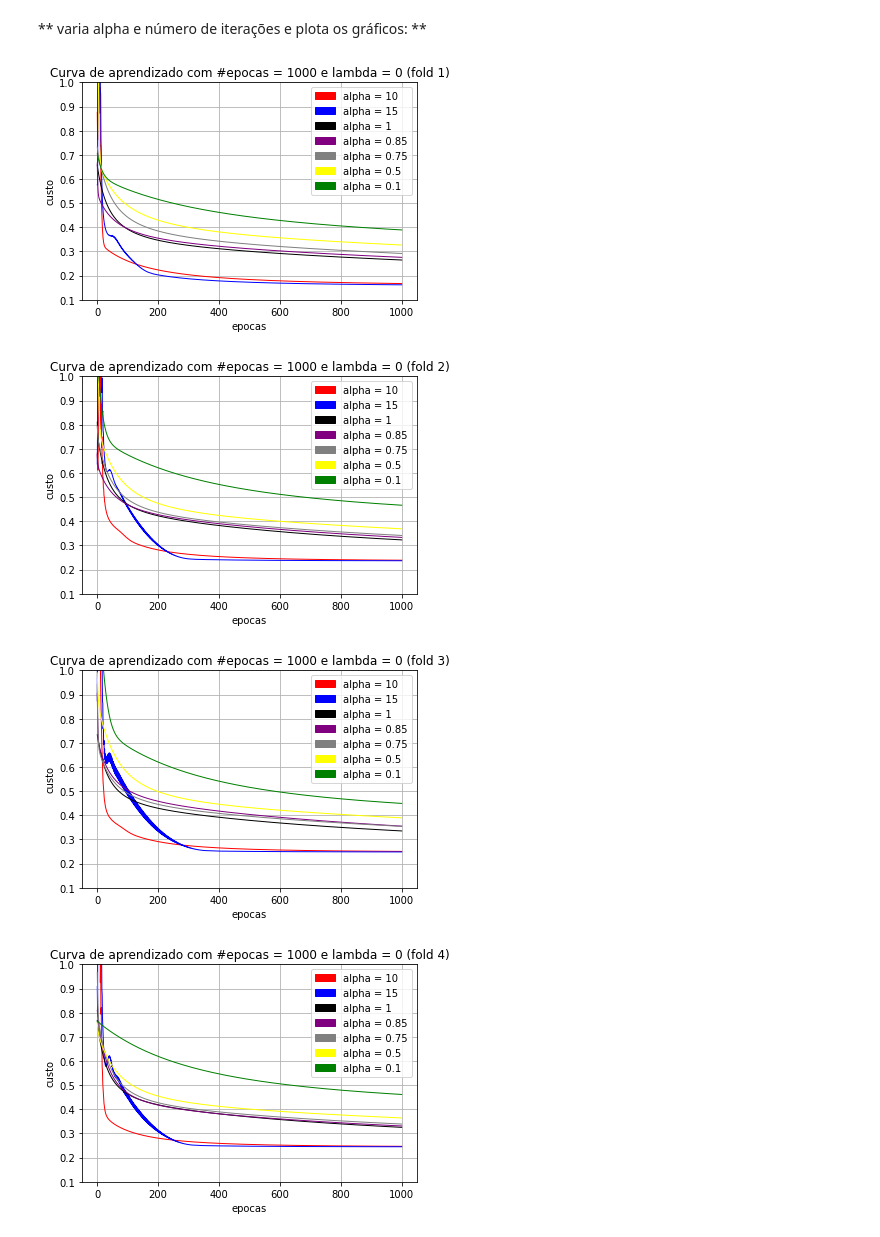
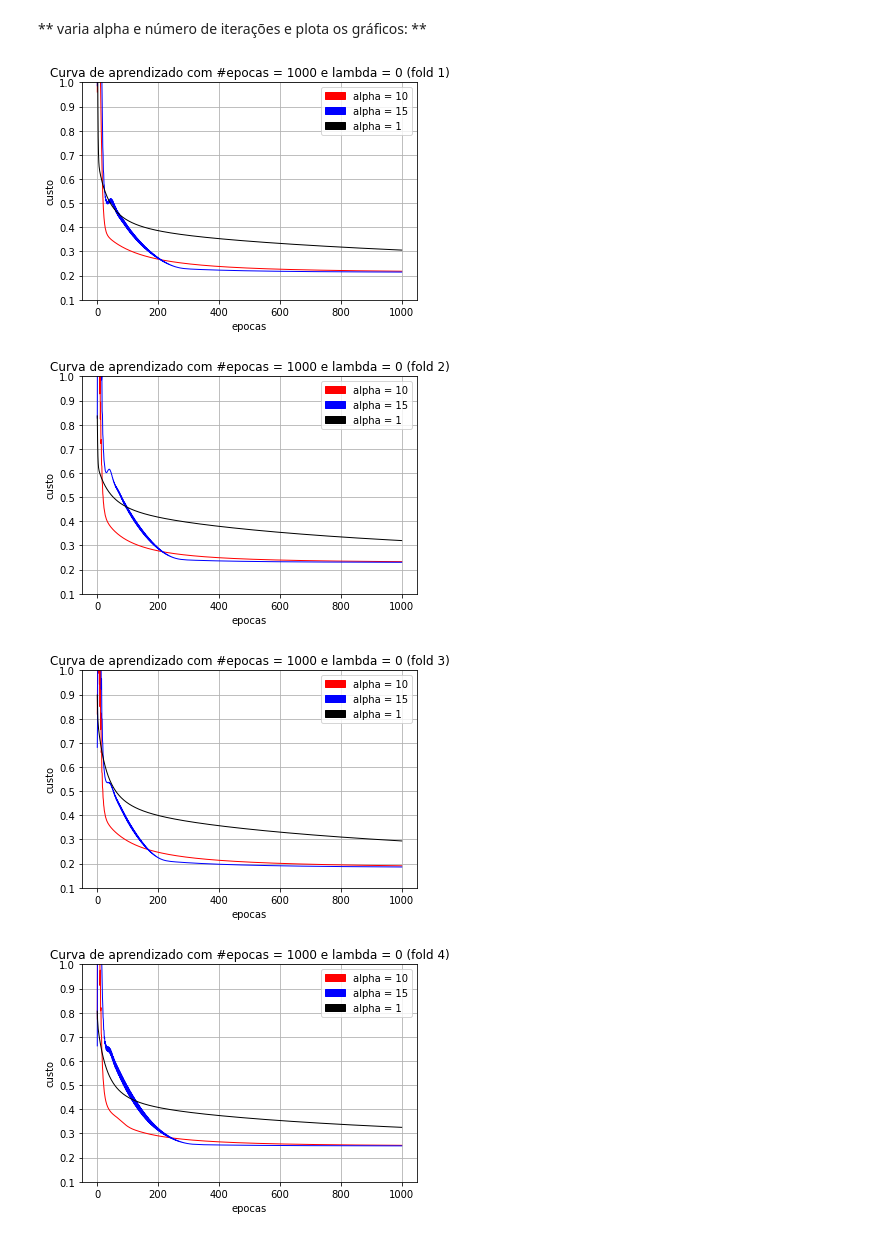
Before and after one commit to ak-lucas/trabalho1-IA, a Jupyter notebook: experimentos.ipynb, the cells around one changed output. Saved outputs shown, nothing was run; the diff lists cells and outputs as text; code cells hidden in the pictures.

```diff
--- a/experimentos.ipynb
+++ b/experimentos.ipynb
@@ -30,59 +30,50 @@ X,Y = RLR.load_dataset('datasets/mnist.csv', header=True)
 
 # normaliza
 X_ =  DTS.dataset_scaling(X)
-alphas = [10, 15, 1, 0.85, 0.75, 0.5, 0.1]
+alphas = [10, 15, 1]
 epochs = [1000]
 Lambda = 0
 colors = ['red', 'blue', 'black', 'purple', 'gray', 'yellow', 'green']
 fold = 1
 errors = {}
-test_errors = {}
+val_errors = {}
 
-for train,test in MS.k_fold(X_, k=5, shuffle=True):
+for train,val in MS.k_fold(X_, k=5, shuffle=True):
     errors[str(fold)] = []
-    test_errors[str(fold)] = []
+    val_errors[str(fold)] = []
     for e in epochs:
         legends = []
         for i,a in enumerate(alphas):
             # ajusta o modelo
-            RLR.fit(X_[train], Y[train], epochs=e, learning_rate=a, Lambda=Lambda, print_results=False)
+            RLR.fit(X_[train], Y[train], X_[val], Y[val], epochs=e, learning_rate=a, Lambda=Lambda, print_results=False)
 
             # calcula o erro no treino
-            errors[str(fold)].append(RLR.binary_error(X_[train], Y[train]))
+            errors[str(fold)].append(RLR.train_error)
             # calcula o erro no teste
-            test_errors[str(fold)].append(RLR.binary_error(X_[test], Y[test]))
+            val_errors[str(fold)].append(RLR.val_error)
 
             plt.plot(range(e+1), RLR.loss, color=colors[i], linewidth=1)
             legends.append(mpatches.Patch(color=colors[i], label='alpha = ' + str(a)))
         title = 'Curva de aprendizado com #epocas = ' + str(e) + ' e lambda = ' + str(Lambda) + ' (fold ' + str(fold) + ')'
         plt.ylim([0.1, 1])
         plt.xlabel('epocas')
         plt.ylabel('custo')
         plt.legend(handles=legends[:], loc='upper right')
         plt.title(title)
         plt.grid(True)
 
+        plt.savefig('fold' + str(fold) + '.eps')
         plt.show()
-        #plt.savefig('fold' + str(fold) + '.eps')
+
         fold += 1
 
 error = []
-for i,j in errors.iteritems():
-    error.append(j)
-
-test_error = []
-for i,j in test_errors.iteritems():
-    test_error.append(j)
-
-print "alphas = ", alphas
-
-# cada posição da lista é um alpha na mesma ordem que no gráfico [10, 15 ...]
-print "erro medio no treino ", np.asarray(error).mean(axis=0)
-print "desvio padrao no treino ", np.asarray(error).std(axis=0)
-print "erro medio na validacao ", np.asarray(test_error).mean(axis=0)
-print "desvio padrao na validacao ", np.asarray(test_error).std(axis=0)
+val_error = []
+for k in ['1', '2', '3', '4','5']:
+    error.append(errors[k])
+    val_error.append(val_errors[k])
 # %% [output]
-[figure, old version]
+[figure, new version]
-[figure, old version]
+[figure, new version]
-[figure, old version]
+[figure, new version]
-[figure, old version]
+[figure, new version]
```
Also changed, not shown: parts of 4 cells of this notebook.
